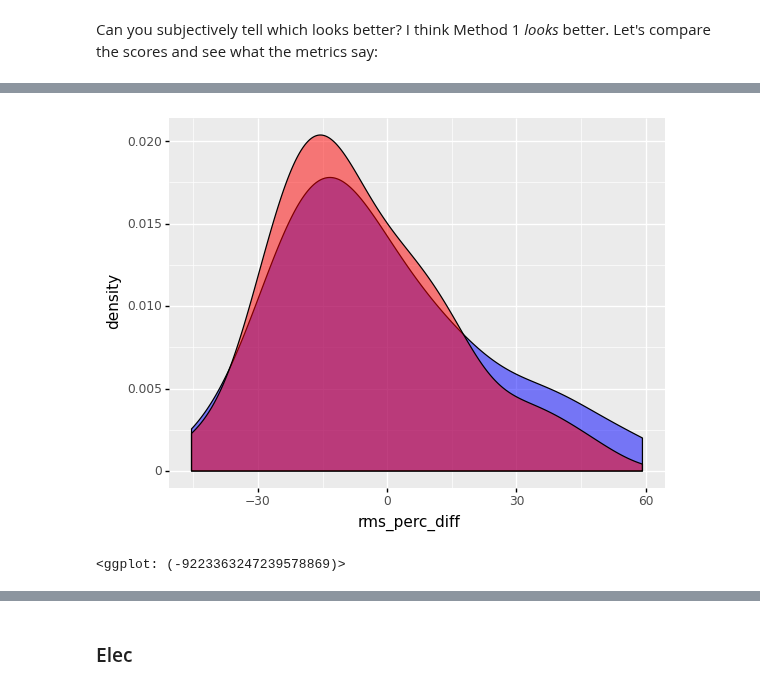
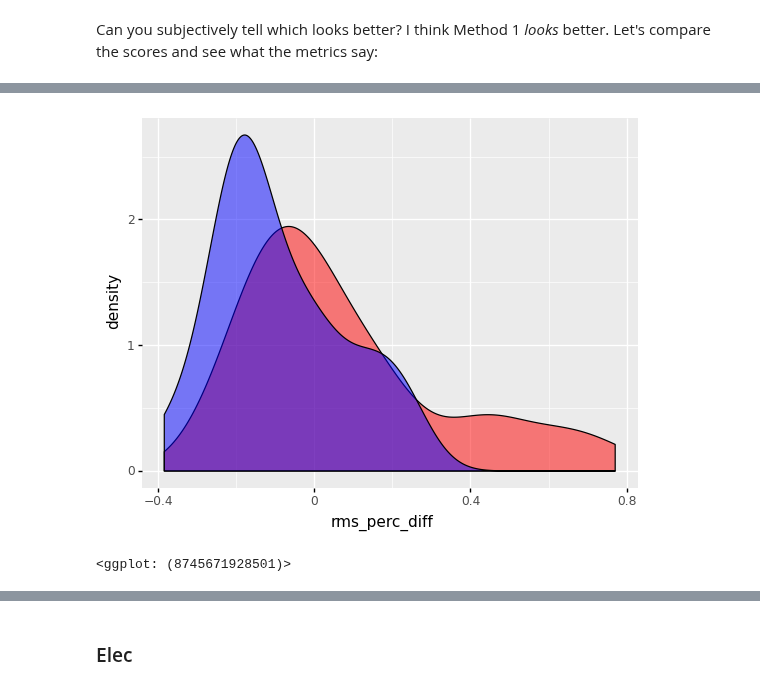
Before and after one commit to mnicstruwig/FlexibleFluxSimulator, a Jupyter notebook: experiments/2021-03-03-Optimal-Design-Comparison.ipynb, the cells around one changed output, grey strips where cells are left out. Drawn from its saved outputs; the diff is of its cells as text; code cells hidden in the pictures.

```diff
--- a/experiments/2021-03-03-Optimal-Design-Comparison.ipynb
+++ b/experiments/2021-03-03-Optimal-Design-Comparison.ipynb
@@ -330,9 +321,9 @@ instruments = {
 candidate_params = parameter_search.mean_of_scores(
     models_and_measurements,
     instruments,
-    budget=10
+    budget=3000
 )
 
-with open('candidate_params_m2_debug.params', 'wb') as f:
+with open('candidate_params_m2_xl.params', 'wb') as f:
     cloudpickle.dump(candidate_params, f)
 # %% [output]
@@ -458,7 +485,7 @@ results_m1 = meta_run(params_m1, devices=['A', 'B', 'C', 'D', 'O'])
 ## Method 2: Mean of scores
 # %%
 # Load params from disk
-with open('candidate_params_m2.params', 'rb') as f:
+with open('candidate_params_m2_xl.params', 'rb') as f:
     params_m2 = cloudpickle.load(f)
 params_m2
 # %% [output]
@@ -557,8 +585,8 @@ def drop_bad(
     df_filtered = df.drop(indexes_to_drop)
     return df_filtered
 
-m1_scores_filtered = drop_bad(m1_scores, ['A', 'B', 'C', 'D', 'O'], [2, 2, 3, 3, 5])
-m2_scores_filtered = drop_bad(m2_scores, ['A', 'B', 'C', 'D', 'O'], [2, 2, 3, 3, 5])
+m1_scores_filtered = drop_bad(m1_scores, ['A', 'B', 'C', 'D', 'O'], [4, 4, 4, 4, 4])
+m2_scores_filtered = drop_bad(m2_scores, ['A', 'B', 'C', 'D', 'O'], [4, 4, 4, 4, 4])
 
 print('🟧 1 🟧')
 print('--------------------------------')
@@ -602 +639,4 @@ dtype: float64
+# %%
+m1_scores_filtered['s'] = 0
+m1_scores['s'] = 0
 # %%
@@ -608,7 +656,7 @@ p + geom_boxplot()
 # %%
 p = ggplot()
-p + geom_density(aes(x='rms_perc_diff'), data=m1_scores, fill='blue', alpha=0.5) \
- + geom_density(aes(x='rms_perc_diff'), data=m2_scores, fill='red', alpha=0.5)
+p + geom_density(aes(x='rms_perc_diff'), data=m1_scores_filtered, fill='red', alpha=0.5) \
+ + geom_density(aes(x='rms_perc_diff'), data=m2_scores_filtered, fill='blue', alpha=0.5)
 # %% [output]
-[figure, old version]
+[figure, new version]
-<ggplot: (-9223363247239578869)>
+<ggplot: (8745671928501)>
```
Also changed, not shown: parts of 16 cells of this notebook, 5 other files.
